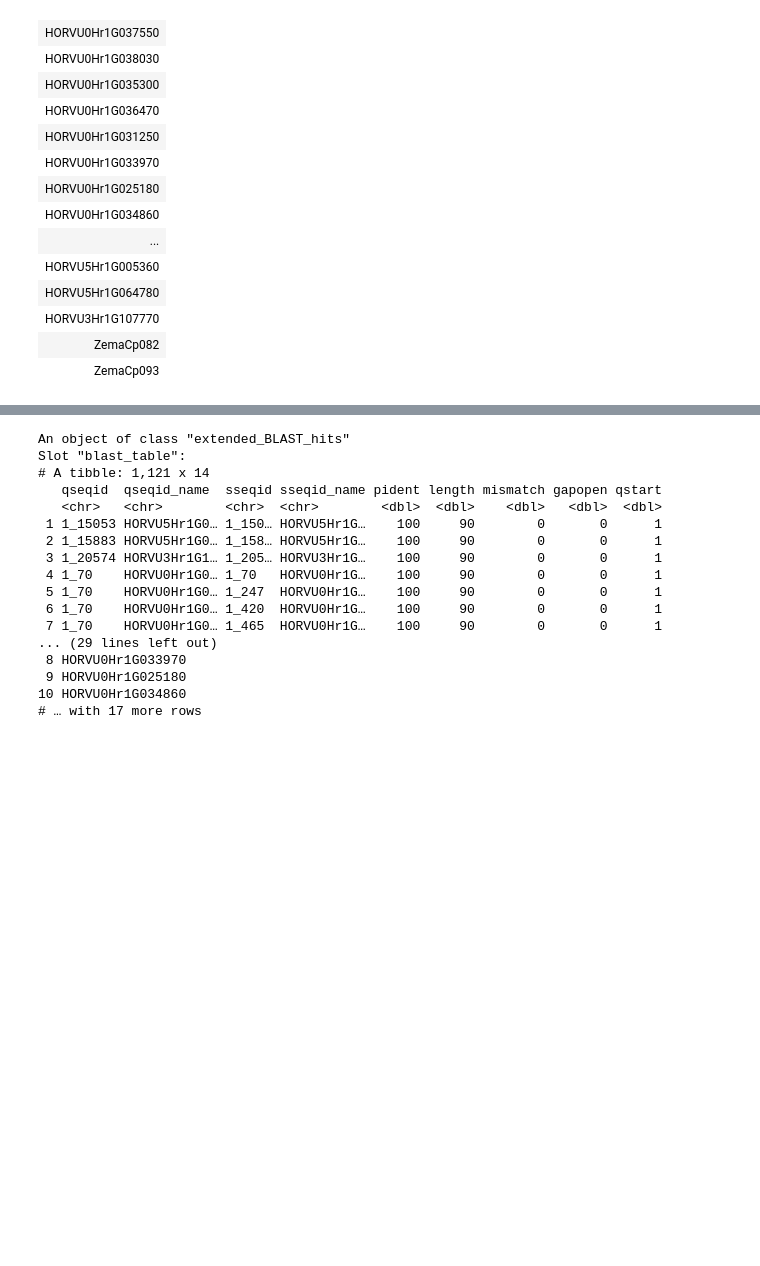
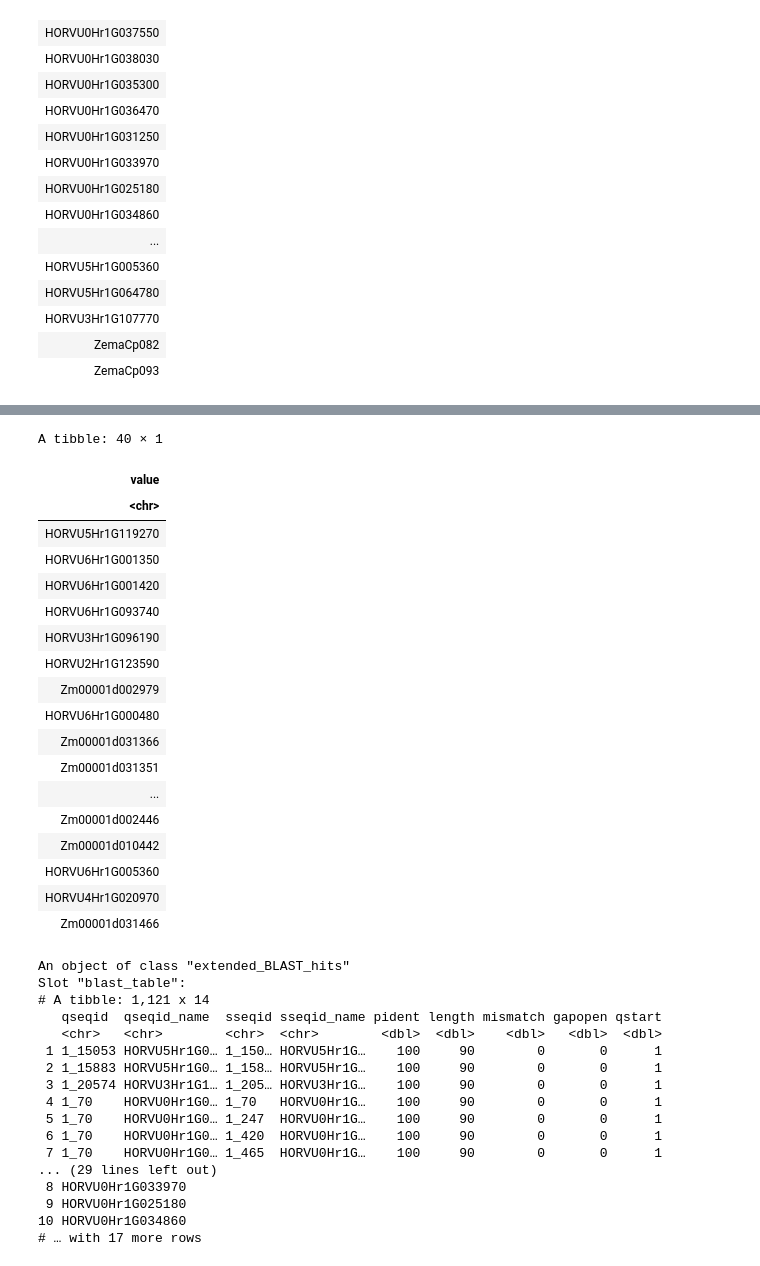
Before and after one commit to tgstoecker/A2TEA.Workflow, a Jupyter notebook: R_expansion.ipynb, the cells around one changed output, grey strips where cells are left out. Saved outputs shown, nothing was run; the diff lists cells and outputs as text; code cells hidden in the pictures; blank space fills up the shorter version.

```diff
--- a/R_expansion.ipynb
+++ b/R_expansion.ipynb
@@ -855,3 +931,25 @@ Warning message in dir.create(paste("tea/", num, "/extended_BLAST_hits/", sep =
+# %%
+as_tibble(extended_blast_hits_genes)
+# %% [output]
+A tibble: 40 × 1
+| value |
+| <chr> |
+| HORVU5Hr1G119270 |
+| HORVU6Hr1G001350 |
+| HORVU6Hr1G001420 |
+| HORVU6Hr1G093740 |
+| HORVU3Hr1G096190 |
+| HORVU2Hr1G123590 |
+| Zm00001d002979 |
+| HORVU6Hr1G000480 |
+| Zm00001d031366 |
+| Zm00001d031351 |
+| ... |
+| Zm00001d002446 |
+| Zm00001d010442 |
+| HORVU6Hr1G005360 |
+| HORVU4Hr1G020970 |
+| Zm00001d031466 |
 # %%
 extended_BLAST_hits$N0.HOG0000101
 length(extended_BLAST_hits)
```
Also changed, not shown: parts of 12 cells of this notebook, 3 other files.
